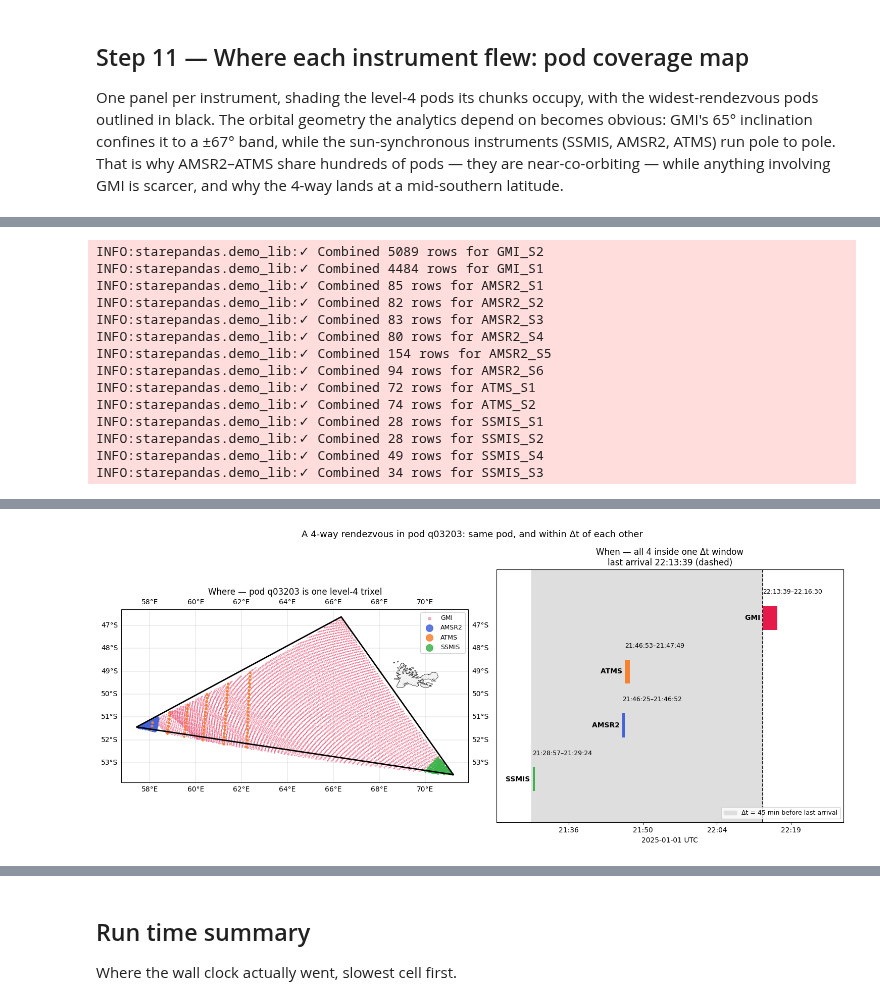
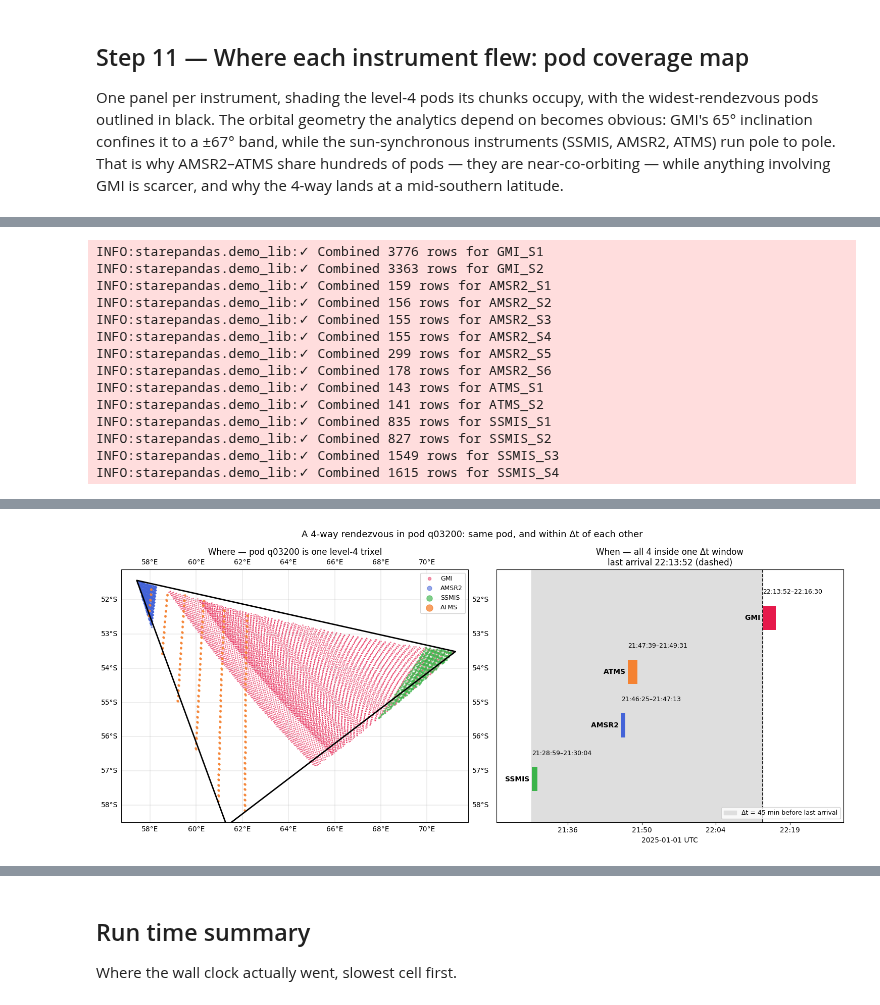
Before and after one commit to SpatioTemporal/STAREPandas, a Jupyter notebook: starepandas/local_starepods_examples.ipynb, the cells around one changed output, grey strips where cells are left out. Drawn from its saved outputs; the diff is of its cells as text; code cells hidden in the pictures.

```diff
--- a/starepandas/local_starepods_examples.ipynb
+++ b/starepandas/local_starepods_examples.ipynb
@@ -588,8 +590,9 @@ Note the granularity: co-location here means *the same level-4 pod*, not the sam
 # %%
-pod, meeting, n_way = widest_rendezvous(events)
+demo_meta = load_local_metadata(demo.db_path)
+
+pod, meeting, n_way = rendezvous_of_size(events, 4, metadata=demo_meta)
 window = (meeting - OVERLAP_DT, meeting + OVERLAP_DT)
-pod_meta = load_local_metadata(demo.db_path, period=window)
-passes = pod_pixels(demo, pod_meta, pod, window)
+passes = pod_pixels(demo, demo_meta, pod, window)
 
 print(f"Pod {pod}: {n_way} instruments, rendezvous completes {meeting}")
 for instrument, pixels in sorted(passes.items(), key=lambda kv: kv[1]['timestamp'].min()):
@@ -598,17 +601,17 @@ for instrument, pixels in sorted(passes.items(), key=lambda kv: kv[1]['timestamp
 
 fig = plot_rendezvous(pod, passes, meeting, OVERLAP_DT)
 # %% [output]
-INFO:starepandas.demo_lib:✓ Combined 5089 rows for GMI_S2
-INFO:starepandas.demo_lib:✓ Combined 4484 rows for GMI_S1
-INFO:starepandas.demo_lib:✓ Combined 85 rows for AMSR2_S1
-INFO:starepandas.demo_lib:✓ Combined 82 rows for AMSR2_S2
-INFO:starepandas.demo_lib:✓ Combined 83 rows for AMSR2_S3
-INFO:starepandas.demo_lib:✓ Combined 80 rows for AMSR2_S4
-INFO:starepandas.demo_lib:✓ Combined 154 rows for AMSR2_S5
-INFO:starepandas.demo_lib:✓ Combined 94 rows for AMSR2_S6
-INFO:starepandas.demo_lib:✓ Combined 72 rows for ATMS_S1
-INFO:starepandas.demo_lib:✓ Combined 74 rows for ATMS_S2
-INFO:starepandas.demo_lib:✓ Combined 28 rows for SSMIS_S1
-INFO:starepandas.demo_lib:✓ Combined 28 rows for SSMIS_S2
-INFO:starepandas.demo_lib:✓ Combined 49 rows for SSMIS_S4
-INFO:starepandas.demo_lib:✓ Combined 34 rows for SSMIS_S3
+INFO:starepandas.demo_lib:✓ Combined 3776 rows for GMI_S1
+INFO:starepandas.demo_lib:✓ Combined 3363 rows for GMI_S2
+INFO:starepandas.demo_lib:✓ Combined 159 rows for AMSR2_S1
+INFO:starepandas.demo_lib:✓ Combined 156 rows for AMSR2_S2
+INFO:starepandas.demo_lib:✓ Combined 155 rows for AMSR2_S3
+INFO:starepandas.demo_lib:✓ Combined 155 rows for AMSR2_S4
+INFO:starepandas.demo_lib:✓ Combined 299 rows for AMSR2_S5
+INFO:starepandas.demo_lib:✓ Combined 178 rows for AMSR2_S6
+INFO:starepandas.demo_lib:✓ Combined 143 rows for ATMS_S1
+INFO:starepandas.demo_lib:✓ Combined 141 rows for ATMS_S2
+INFO:starepandas.demo_lib:✓ Combined 835 rows for SSMIS_S1
+INFO:starepandas.demo_lib:✓ Combined 827 rows for SSMIS_S2
+INFO:starepandas.demo_lib:✓ Combined 1549 rows for SSMIS_S3
+INFO:starepandas.demo_lib:✓ Combined 1615 rows for SSMIS_S4
@@ -620 +623 @@ Pod q03203: 4 instruments, rendezvous completes 2025-01-01 22:13:39.675000
-[figure, old version]
+[figure, new version]
```
Also changed, not shown: parts of 14 cells of this notebook, 8 other files.
